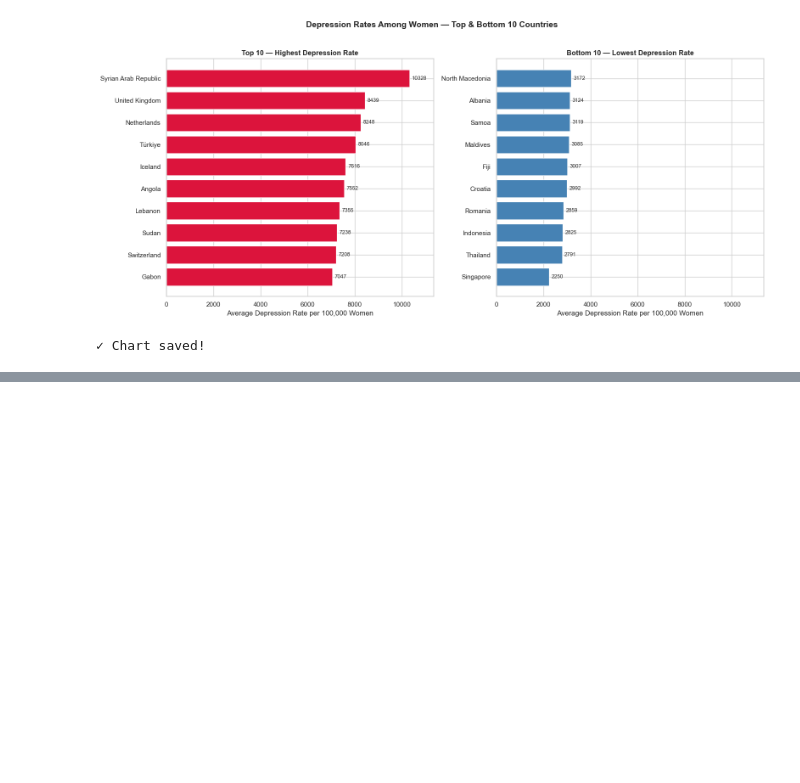
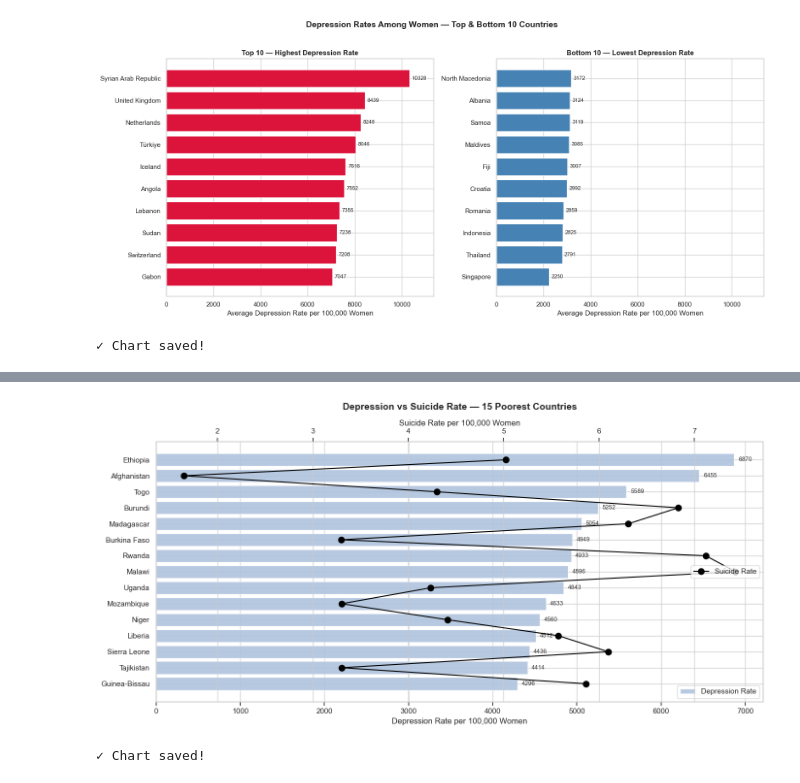
Before and after one commit to Mangoisafrui/womens-health-data-analytics, a Jupyter notebook: Notebooks/02_eda_analysis.ipynb, the cells around one changed output, grey strips where cells are left out. Saved outputs shown, nothing was run; the diff lists cells and outputs as text; code cells hidden in the pictures; blank space fills up the shorter version.

```diff
--- a/Notebooks/02_eda_analysis.ipynb
+++ b/Notebooks/02_eda_analysis.ipynb
@@ -242,0 +297,47 @@ print("✓ Chart saved!")
+# %%
+# ============================================
+# STEP 6b: DIAGNOSIS GAP — DEPRESSION VS SUICIDE
+# ============================================
+
+# Get average depression and suicide rate per country
+gap = master.groupby('country')[['depression_rate', 'suicide_rate', 'gdp_per_capita']].mean().reset_index()
+
+# Get poorest 15 countries
+poor_gdp = gap.nsmallest(15, 'gdp_per_capita')
+
+# Sort by depression rate
+poor_gdp = poor_gdp.sort_values('depression_rate', ascending=True)
+
+# Plot
+fig, ax1 = plt.subplots(figsize=(14, 7), facecolor='white')
+
+# Depression bars
+bars = ax1.barh(poor_gdp['country'], poor_gdp['depression_rate'],
+                color='#B0C4DE', label='Depression Rate', alpha=0.9)
+
+# Suicide rate — black dots
+ax2 = ax1.twiny()
+ax2.plot(poor_gdp['suicide_rate'], poor_gdp['country'],
+         color='black', marker='o', linewidth=1.5,
+         markersize=9, label='Suicide Rate', zorder=5)
+
+# Add value labels
+for i, v in enumerate(poor_gdp['depression_rate']):
+    ax1.text(v + 50, i, f'{v:.0f}', va='center', fontsize=9, color='#333333')
+
+ax1.set_xlabel('Depression Rate per 100,000 Women', fontsize=12)
+ax2.set_xlabel('Suicide Rate per 100,000 Women', fontsize=12)
+ax1.set_title('Depression vs Suicide Rate — 15 Poorest Countries',
+              fontsize=14, fontweight='bold', pad=15)
+
+ax1.legend(loc='lower right')
+ax2.legend(loc='center right')
+
+plt.tight_layout()
+plt.savefig("C:/Users/Dell/OneDrive/Desktop/Women's Mental Health/Visualizations/04_diagnosis_gap_poor.png",
+            dpi=150, bbox_inches='tight', facecolor='white')
+plt.show()
+print("✓ Chart saved!")
+# %% [output]
+[figure, added]
+✓ Chart saved!
```
Also changed, not shown: parts of 2 cells of this notebook, 2 other files.
